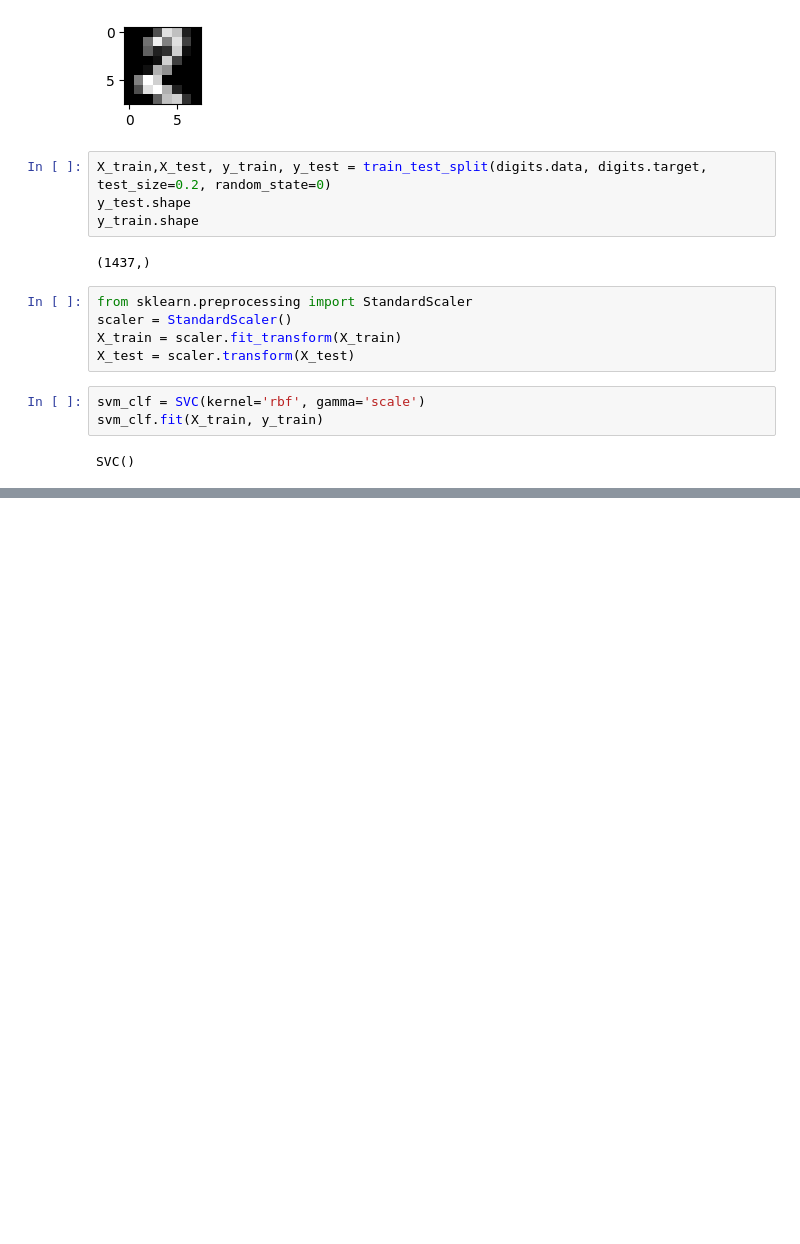
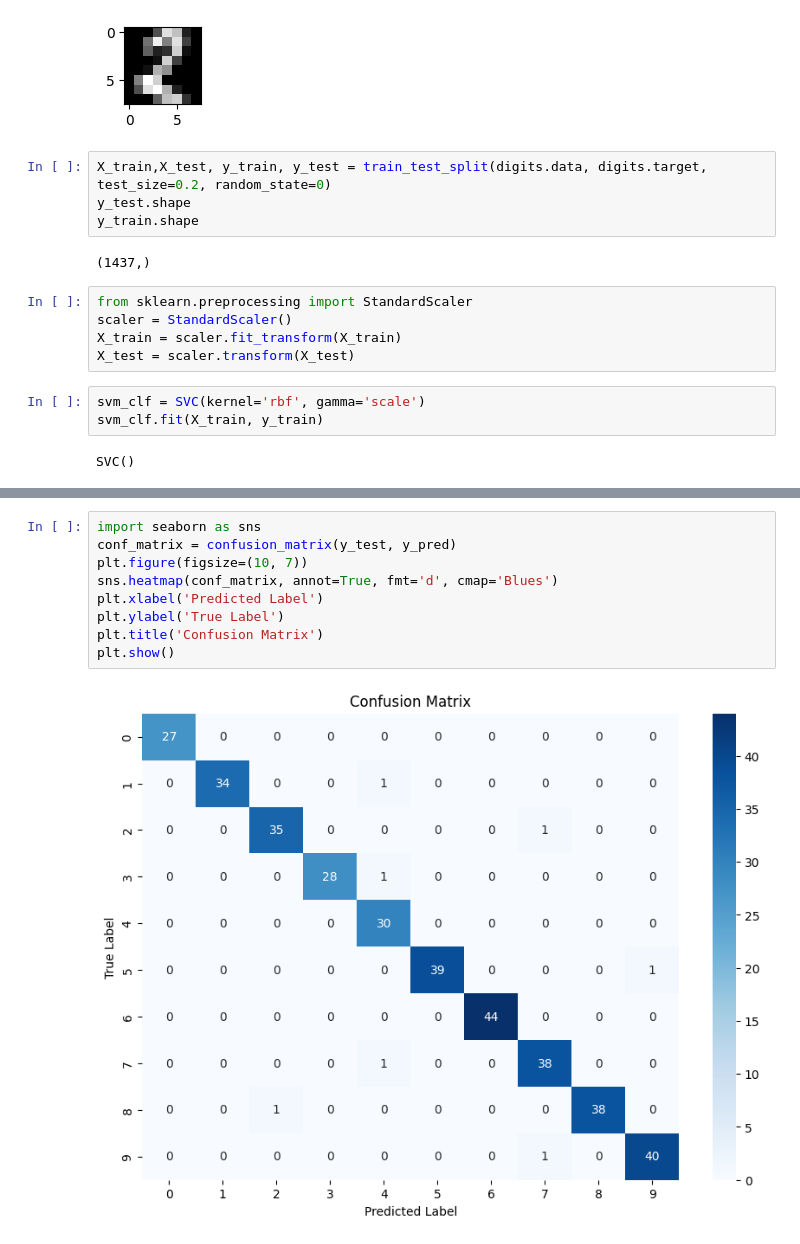
Before and after one commit to Roshan-Chourasia/Github-repository, a Jupyter notebook: Image_classification_using_machine_learning.ipynb, the cells around one changed output, grey strips where cells are left out. Cells and saved outputs as stored; diff of their text form; blank space fills up the shorter version.

```diff
--- a/Image_classification_using_machine_learning.ipynb
+++ b/Image_classification_using_machine_learning.ipynb
@@ -38,0 +175,11 @@ SVC()
+# %%
+import seaborn as sns
+conf_matrix = confusion_matrix(y_test, y_pred)
+plt.figure(figsize=(10, 7))
+sns.heatmap(conf_matrix, annot=True, fmt='d', cmap='Blues')
+plt.xlabel('Predicted Label')
+plt.ylabel('True Label')
+plt.title('Confusion Matrix')
+plt.show()
+# %% [output]
+[figure, added]
```
Also changed, not shown: parts of 18 cells of this notebook.
